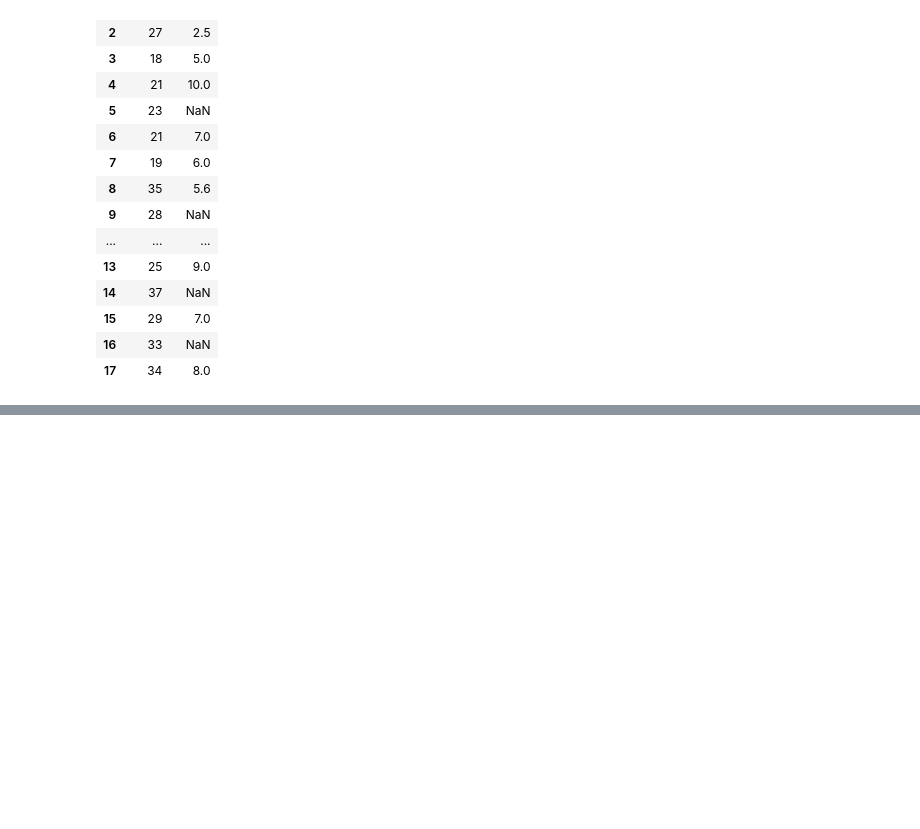
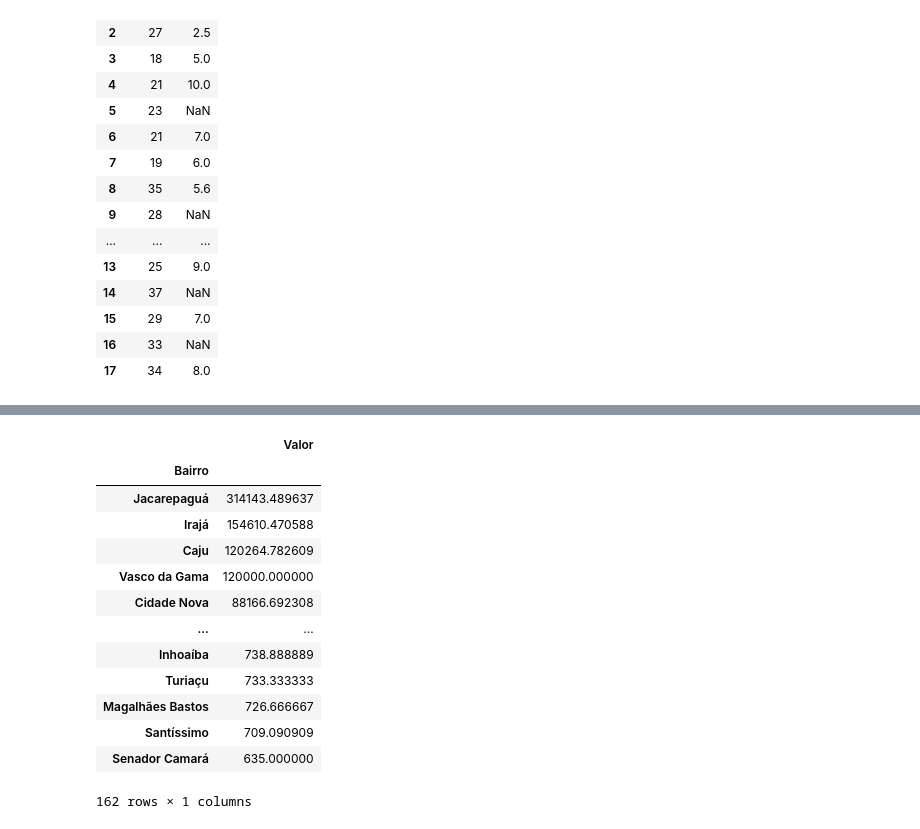
Before and after one commit to SpartanWilhelm/ALURA, a Jupyter notebook: Python para Data Science/Pandas_conhecendo a biblioteca/exercicios.ipynb, the cells around one changed output, grey strips where cells are left out. Drawn from its saved outputs; the diff is of its cells as text; code cells hidden in the pictures; blank space fills up the shorter version.

```diff
--- a/Python para Data Science/Pandas_conhecendo a biblioteca/exercicios.ipynb
+++ b/Python para Data Science/Pandas_conhecendo a biblioteca/exercicios.ipynb
@@ -144,0 +186,17 @@ dados[['Idade', 'Notas']]
+# %%
+dados.groupby('Bairro')[['Valor']].mean().sort_values('Valor', ascending=False)
+# %% [output]
+|  | Valor |
+| Bairro |  |
+| Jacarepaguá | 314143.489637 |
+| Irajá | 154610.470588 |
+| Caju | 120264.782609 |
+| Vasco da Gama | 120000.000000 |
+| Cidade Nova | 88166.692308 |
+| ... | ... |
+| Inhoaíba | 738.888889 |
+| Turiaçu | 733.333333 |
+| Magalhães Bastos | 726.666667 |
+| Santíssimo | 709.090909 |
+| Senador Camará | 635.000000 |
+162 rows × 1 columns
```
Also changed, not shown: parts of 6 cells of this notebook, 1 other file.
